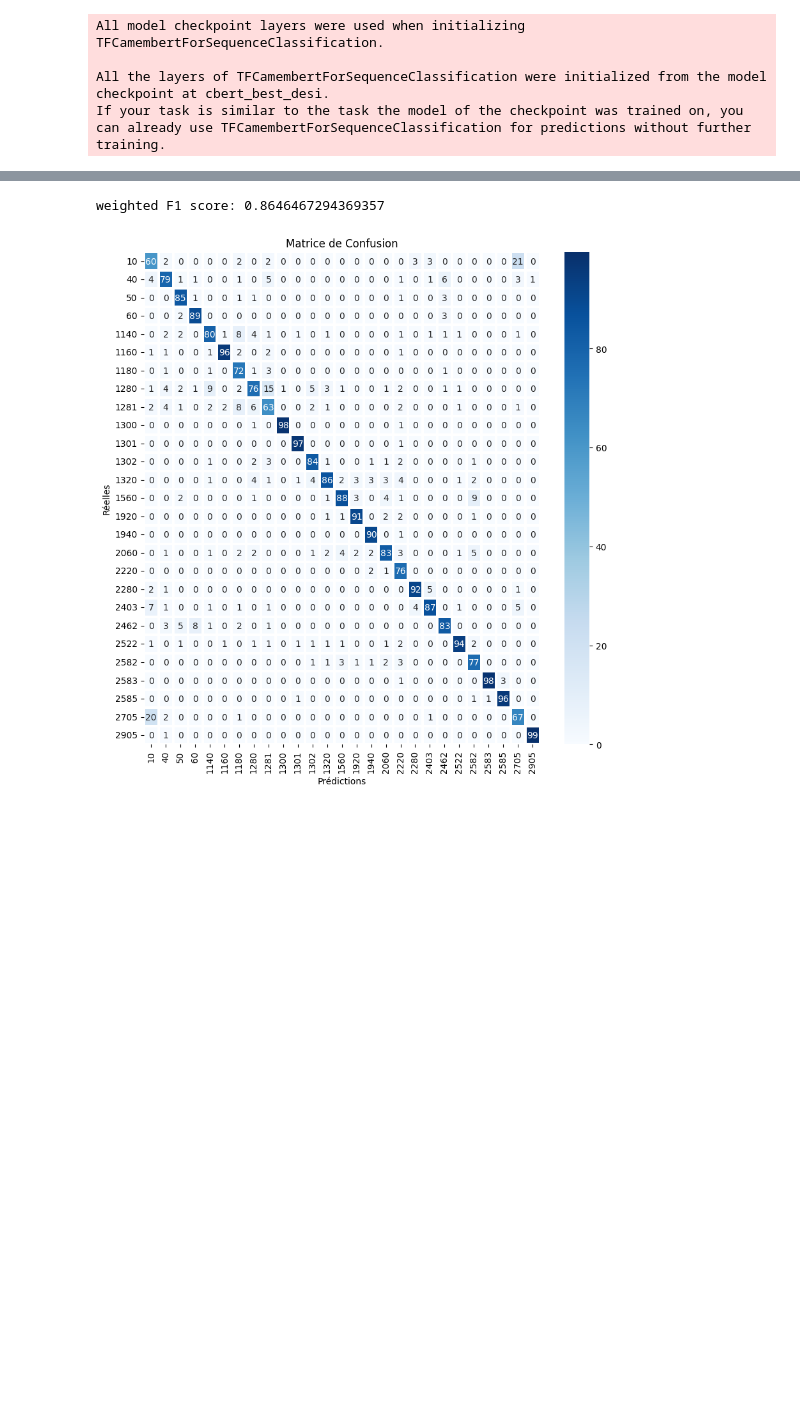
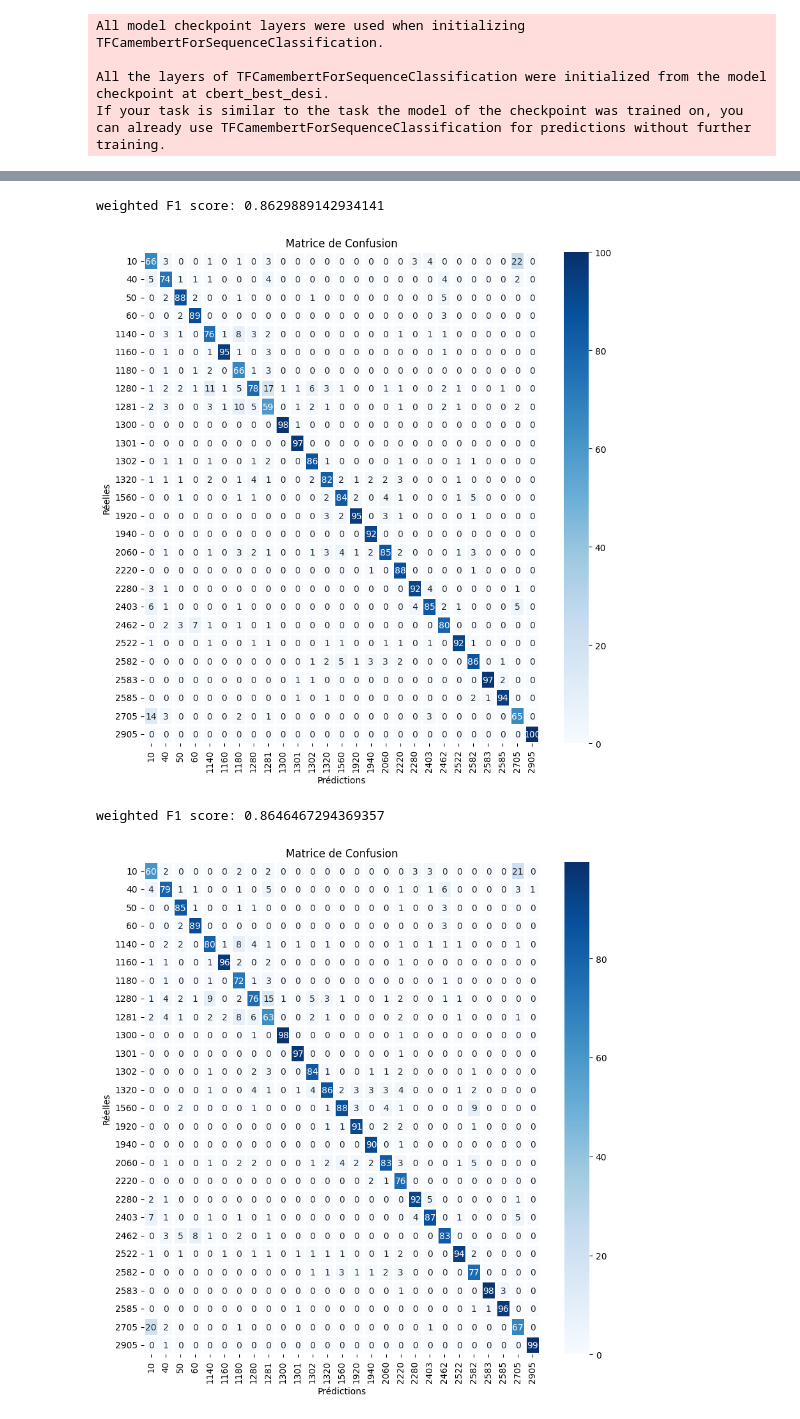
Before and after one commit to pechaut78/rktn, a Jupyter notebook: camembert - desi.ipynb, the cells around one changed output, grey strips where cells are left out. Cells and saved outputs as stored; diff of their text form; code cells hidden in the pictures; blank space fills up the shorter version.

```diff
--- a/camembert - desi.ipynb
+++ b/camembert - desi.ipynb
@@ -21,7 +21,7 @@ from tensorflow.keras.optimizers import Adam
 from tensorflow.keras.losses import SparseCategoricalCrossentropy
 from tensorflow.keras.callbacks import ModelCheckpoint
 from tensorflow.keras.optimizers import AdamW
-
+import csv
 import ast
 
 trainer = ModelTrainer("data_tr_lemm.csv","")
@@ -42,8 +42,8 @@ def convert_and_join(str_list):
 
 
 labels = y = trainer.encodeLabel("prdtypecode")
-sentences =  trainer.data["designation_tkn_lemm"].apply(convert_and_join).values.tolist()
-#sentences =  trainer.data["designation_tkn_lemm"].values.tolist()
+#sentences =  trainer.data["designation_tkn_lemm"].apply(convert_and_join).values.tolist()
+sentences =  trainer.data["tr_designation"].values.tolist()
 
 sentences_train, sentences_test, labels_train, labels_test = train_test_split(sentences, labels, test_size=0.2, random_state=42)
 sentences_train, sentences_val, labels_train, labels_val = train_test_split(sentences_train, labels_train, test_size=0.1, random_state=42)
@@ -69,6 +69,8 @@ print("encoding sentences...")
 X_train = encode_sentences(sentences_train, tokenizer)
 X_val = encode_sentences(sentences_val, tokenizer)
 X_test = encode_sentences(sentences_test, tokenizer)
+
+
 
 y_train = np.array(labels_train)
 y_val = np.array(labels_val)
@@ -228,3 +209,11 @@ warm_start: false
+# %%
+y_pred_out = y_pred_test.logits
+y_pred = np.argmax(y_pred_out, axis=-1)
+
+trainer.evaluateTestResults(y_test,y_pred)
+# %% [output]
+weighted F1 score: 0.8629889142934141
+[figure, added]
 # %%
 y_pred_out = y_pred_test.logits
 y_pred = np.argmax(y_pred_out, axis=-1)
```
Also changed, not shown: parts of 4 cells of this notebook, 5 other files.
